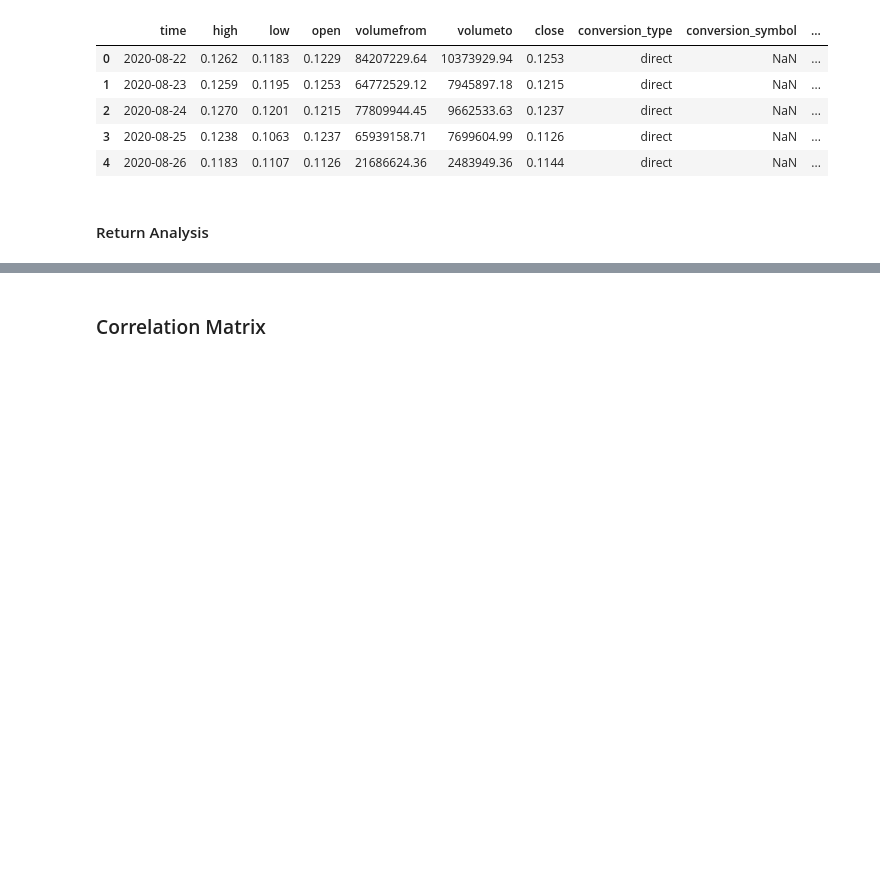
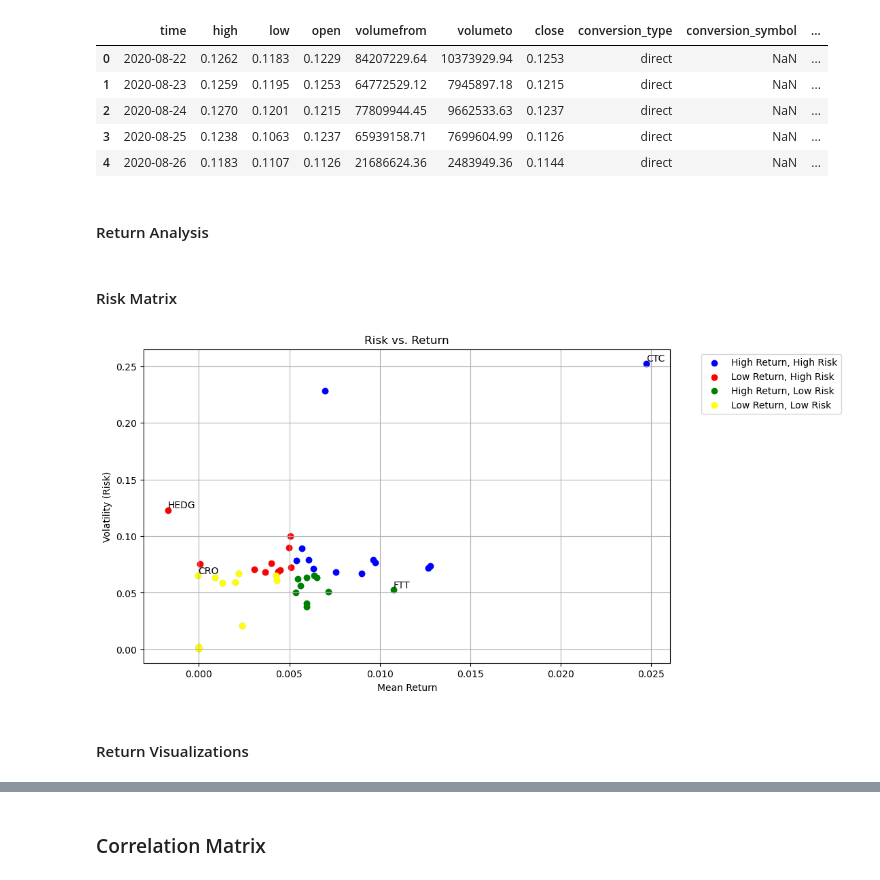
Before and after one commit to FedeScenna/Crypto_NetworkAnalysis, a Jupyter notebook: 04_NetworkAnalysis.ipynb, the cells around one changed output, grey strips where cells are left out. Drawn from its saved outputs; the diff is of its cells as text; code cells hidden in the pictures; blank space fills up the shorter version.

Commit message:
risk matrix

```diff
--- a/04_NetworkAnalysis.ipynb
+++ b/04_NetworkAnalysis.ipynb
@@ -34,6 +32,73 @@ df.head()
 | 4 | 2020-08-26 | 0.1183 | 0.1107 | 0.1126 | 21686624.36 | 2483949.36 | 0.1144 | direct | NaN | ... |
 # %% [markdown]
 #### Return Analysis
+# %% [markdown]
+#### Risk Matrix
+# %%
+# Calculate volatility (standard deviation) for each stock
+volatility_df = df.groupby('coin')['daily_log_return'].std().reset_index()
+volatility_df.rename(columns={'daily_log_return': 'volatility'}, inplace=True)
+
+# Calculate mean return for each stock
+mean_return_df = df.groupby('coin')['daily_log_return'].mean().reset_index()
+mean_return_df.rename(columns={'daily_log_return': 'mean_return'}, inplace=True)
+
+# Merge the volatility and mean return DataFrames
+risk_return_df = pd.merge(volatility_df, mean_return_df, on='coin')
+
+# Define the quadrants based on mean return and volatility thresholds
+high_return_high_risk = risk_return_df[(risk_return_df['mean_return'] > risk_return_df['mean_return'].median()) &
+                                      (risk_return_df['volatility'] > risk_return_df['volatility'].median())]
+low_return_high_risk = risk_return_df[(risk_return_df['mean_return'] <= risk_return_df['mean_return'].median()) &
+                                     (risk_return_df['volatility'] > risk_return_df['volatility'].median())]
+high_return_low_risk = risk_return_df[(risk_return_df['mean_return'] > risk_return_df['mean_return'].median()) &
+                                      (risk_return_df['volatility'] <= risk_return_df['volatility'].median())]
+low_return_low_risk = risk_return_df[(risk_return_df['mean_return'] <= risk_return_df['mean_return'].median()) &
+                                     (risk_return_df['volatility'] <= risk_return_df['volatility'].median())]
+
+# Identify the stock with the highest return at the lowest risk
+highest_return_lowest_risk_stock = high_return_low_risk[high_return_low_risk['mean_return'] == high_return_low_risk['mean_return'].max()]
+
+# Identify the stock with the highest return and highest risk
+highest_return_highest_risk_stock = high_return_high_risk[high_return_high_risk['mean_return'] == high_return_high_risk['mean_return'].max()]
+
+# Identify the stock with the lowest return and lowest risk
+lowest_return_lowest_risk_stock = low_return_low_risk[low_return_low_risk['mean_return'] == low_return_low_risk['mean_return'].min()]
+
+# Identify the stock with the lowest return and highest risk
+lowest_return_highest_risk_stock = low_return_high_risk[low_return_high_risk['mean_return'] == low_return_high_risk['mean_return'].min()]
+
+# Plot the scatter plot to analyze the relationship between risk and return
+plt.figure(figsize=(10, 6))
+plt.scatter(risk_return_df['mean_return'], risk_return_df['volatility'], alpha=0.5)
+plt.xlabel('Mean Return')
+plt.ylabel('Volatility (Risk)')
+plt.title('Risk vs. Return')
+plt.grid(True)
+
+# Plot each quadrant with different markers
+plt.scatter(high_return_high_risk['mean_return'], high_return_high_risk['volatility'], color='blue', marker='o', label='High Return, High Risk')
+plt.scatter(low_return_high_risk['mean_return'], low_return_high_risk['volatility'], color='red', marker='o', label='Low Return, High Risk')
+plt.scatter(high_return_low_risk['mean_return'], high_return_low_risk['volatility'], color='green', marker='o', label='High Return, Low Risk')
+plt.scatter(low_return_low_risk['mean_return'], low_return_low_risk['volatility'], color='yellow', marker='o', label='Low Return, Low Risk')
+
+# Label stocks identified in each quadrant
+highest_return_lowest_risk_stock_label = risk_return_df[risk_return_df['coin'] == highest_return_lowest_risk_stock['coin'].values[0]]
+highest_return_highest_risk_stock_label = risk_return_df[risk_return_df['coin'] == highest_return_highest_risk_stock['coin'].values[0]]
+lowest_return_lowest_risk_stock_label = risk_return_df[risk_return_df['coin'] == lowest_return_lowest_risk_stock['coin'].values[0]]
+lowest_return_highest_risk_stock_label = risk_return_df[risk_return_df['coin'] == lowest_return_highest_risk_stock['coin'].values[0]]
+
+plt.text(highest_return_lowest_risk_stock_label['mean_return'].values[0], highest_return_lowest_risk_stock_label['volatility'].values[0], highest_return_lowest_risk_stock_label['coin'].values[0], ha='left', va='bottom', fontsize=10)
+plt.text(highest_return_highest_risk_stock_label['mean_return'].values[0], highest_return_highest_risk_stock_label['volatility'].values[0], highest_return_highest_risk_stock_label['coin'].values[0], ha='left', va='bottom', fontsize=10)
+plt.text(lowest_return_lowest_risk_stock_label['mean_return'].values[0], lowest_return_lowest_risk_stock_label['volatility'].values[0], lowest_return_lowest_risk_stock_label['coin'].values[0], ha='left', va='bottom', fontsize=10)
+plt.text(lowest_return_highest_risk_stock_label['mean_return'].values[0], lowest_return_highest_risk_stock_label['volatility'].values[0], lowest_return_highest_risk_stock_label['coin'].values[0], ha='left', va='bottom', fontsize=10)
+# Move the legend outside of the plot
+plt.legend(bbox_to_anchor=(1.05, 1), loc='upper left')
+plt.show()
+# %% [output]
+[figure, added]
+# %% [markdown]
+#### Return Visualizations
 # %%
 df_return_wide = df[["time", "close", "coin"]].pivot(index = "time",columns="coin", values = "close").pct_change().dropna()
 df_return_wide.head()
```
Also changed, not shown: parts of 6 cells of this notebook, 1 other file.
